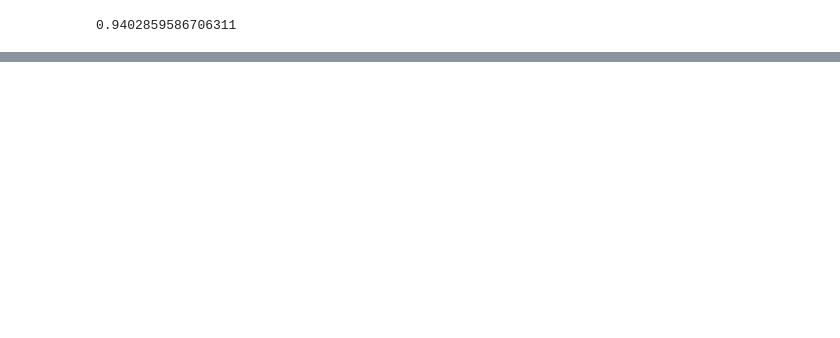
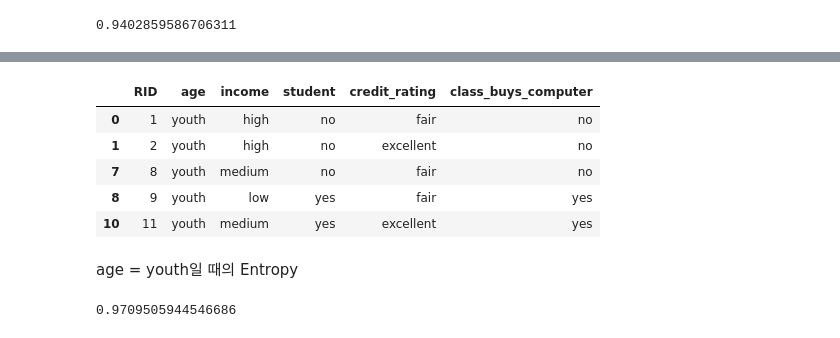
Before and after one commit to ppurify/ML, a Jupyter notebook: TIL/DecisionTree/DecisionTree.ipynb, the cells around one changed output, grey strips where cells are left out. Cells and saved outputs as stored; diff of their text form; code cells hidden in the pictures; blank space fills up the shorter version.

```diff
--- a/TIL/DecisionTree/DecisionTree.ipynb
+++ b/TIL/DecisionTree/DecisionTree.ipynb
@@ -135,0 +280,19 @@ $\Rightarrow$ Outlier에 이점
+# %%
+youth = pd_data.loc[pd_data['age'] == 'youth']
+senior = pd_data.loc[pd_data['age'] == 'senior']
+middle_aged = pd_data.loc[pd_data['age'] == 'middle_aged']
+# %%
+youth
+# %% [output]
+|  | RID | age | income | student | credit_rating | class_buys_computer |
+| 0 | 1 | youth | high | no | fair | no |
+| 1 | 2 | youth | high | no | excellent | no |
+| 7 | 8 | youth | medium | no | fair | no |
+| 8 | 9 | youth | low | yes | fair | yes |
+| 10 | 11 | youth | medium | yes | excellent | yes |
+# %% [markdown]
+age = youth일 때의 Entropy
+# %%
+get_info(youth)
+# %% [output]
+0.9709505944546686
```
Also changed, not shown: parts of 30 cells of this notebook.
